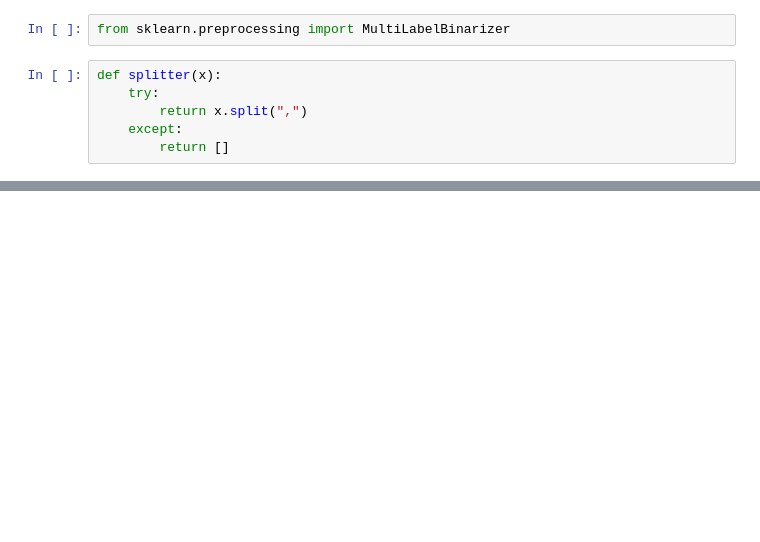
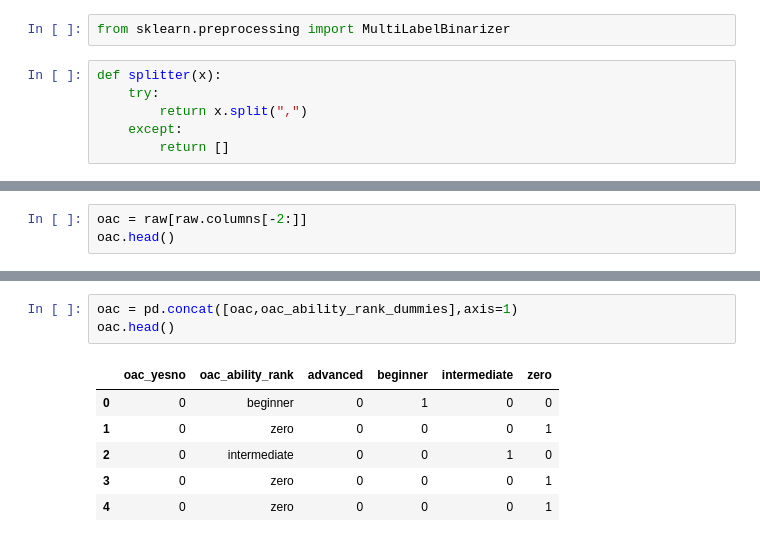
Before and after one commit to JYC11/weightedpull_oac, a Jupyter notebook: model_building.ipynb, the cells around one changed output, grey strips where cells are left out. Cells and saved outputs as stored; diff of their text form; blank space fills up the shorter version.

```diff
--- a/model_building.ipynb
+++ b/model_building.ipynb
@@ -169,3 +169,6 @@ dummied_contributions.head()
 | 2 | 1 | 1 | 0 | 1 | 0 | 0 | 0 | 0 | ... |
 | 3 | 0 | 0 | 0 | 0 | 0 | 0 | 0 | 0 | ... |
 | 4 | 0 | 0 | 0 | 0 | 0 | 0 | 0 | 0 | ... |
+# %%
+oac = raw[raw.columns[-2:]]
+oac.head()
@@ -171,0 +182,10 @@ dummied_contributions.head()
+# %%
+oac = pd.concat([oac,oac_ability_rank_dummies],axis=1)
+oac.head()
+# %% [output]
+|  | oac_yesno | oac_ability_rank | advanced | beginner | intermediate | zero |
+| 0 | 0 | beginner | 0 | 1 | 0 | 0 |
+| 1 | 0 | zero | 0 | 0 | 0 | 1 |
+| 2 | 0 | intermediate | 0 | 0 | 1 | 0 |
+| 3 | 0 | zero | 0 | 0 | 0 | 1 |
+| 4 | 0 | zero | 0 | 0 | 0 | 1 |
```
Also changed, not shown: parts of 42 cells of this notebook, 14 other files.
